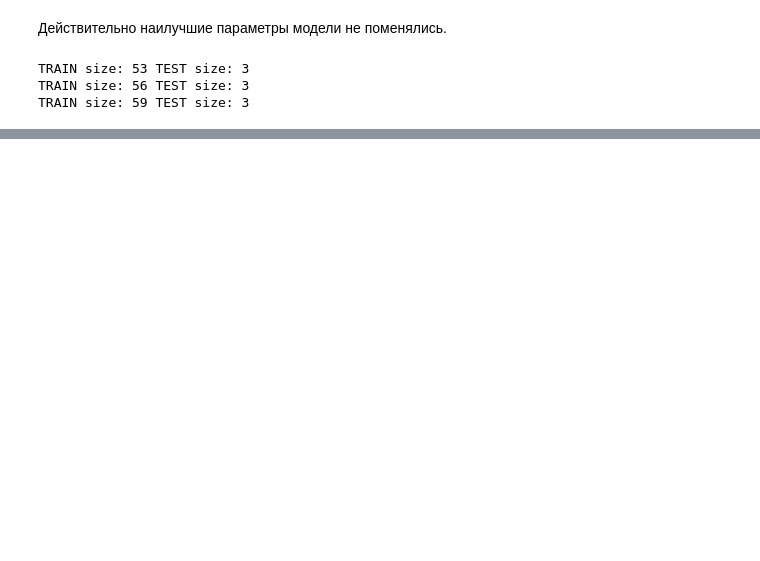
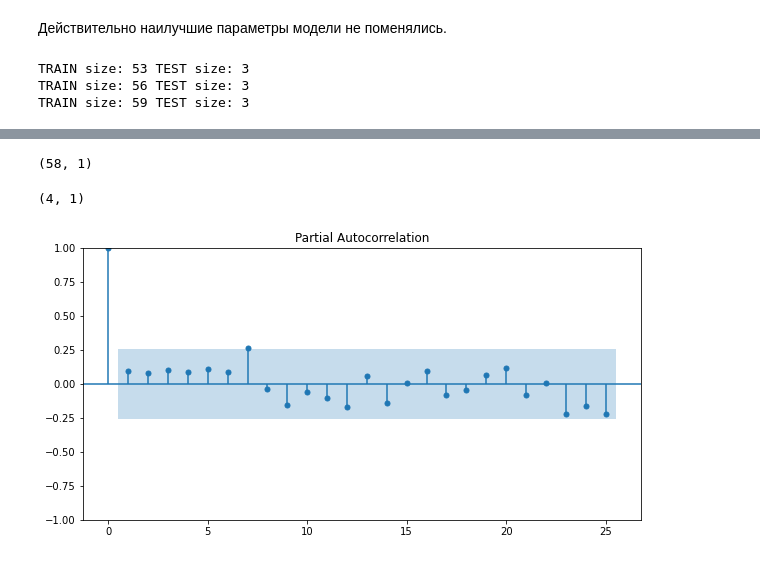
Before and after one commit to Motoborg/MATH_ML_13_----_---_II, a Jupyter notebook: Math_ML_13_Ghana_GDP_praktika.ipynb, the cells around one changed output, grey strips where cells are left out. Cells and saved outputs as stored; diff of their text form; code cells hidden in the pictures; blank space fills up the shorter version.

```diff
--- a/Math_ML_13_Ghana_GDP_praktika.ipynb
+++ b/Math_ML_13_Ghana_GDP_praktika.ipynb
@@ -493,0 +523,16 @@ TRAIN size: 59 TEST size: 3
+# %%
+# from matplotlib import pyplot as plt
+# train_df = data.loc[:"2018-12-31"]
+# test_df = data.loc["2019-01-01":]
+train_df = data.loc[:"2017-12-31"]
+test_df = data.loc["2018-01-01":]
+display(train_df.shape, test_df.shape)
+
+plt.rcParams["figure.figsize"] = 10, 5
+
+sgt.plot_pacf(train_df.VVP[1:], lags = 25)
+plt.show()
+# %% [output]
+(58, 1)
+(4, 1)
+[figure, added]
```
Also changed, not shown: parts of 34 cells of this notebook, 1 other file.
